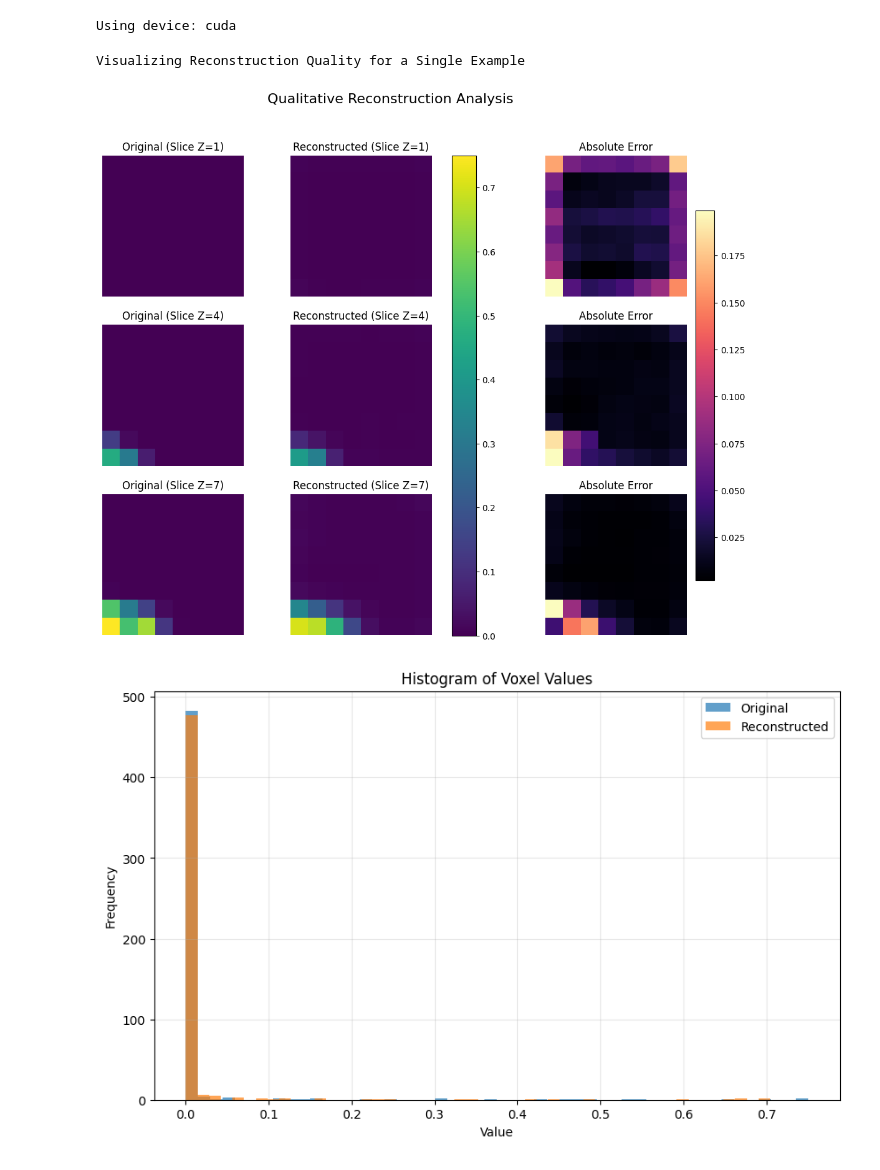
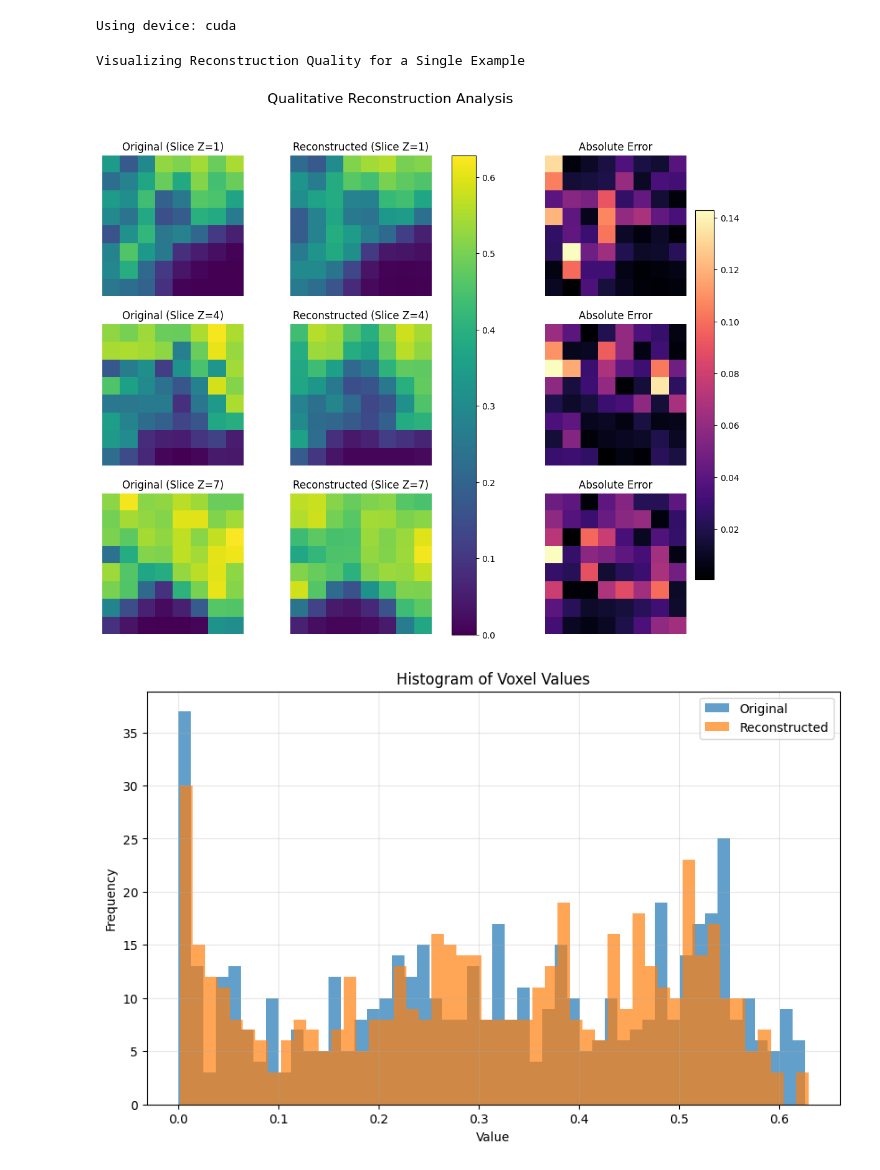
Before and after one commit to ZephirFXEC/VQVDB, a Jupyter notebook: notebook.ipynb, the cells around one changed output. Saved outputs shown, nothing was run; the diff lists cells and outputs as text; code cells hidden in the pictures.

```diff
--- a/notebook.ipynb
+++ b/notebook.ipynb
@@ -315,7 +315,7 @@ model.load_state_dict(torch.load(model_path, map_location=device))
 
 
 # Get a random block from the dataset
-original_block = vdb_dataset[76343].unsqueeze(0).to(device)
+original_block = vdb_dataset[7312].unsqueeze(0).to(device)
 
 # Perform the full compression/decompression cycle
 indices = model.encode(original_block)
@@ -329,34 +329,34 @@ error_np = np.abs(original_np - reconstructed_np)
 # Get consistent color limits for fair comparison
 vmin = min(original_np.min(), reconstructed_np.min())
 vmax = max(original_np.max(), reconstructed_np.max())
 
 # --- Plot 1: Slice-by-Slice Comparison ---
 fig, axes = plt.subplots(3, 3, figsize=(13, 10))
 slices_to_show = [1, 4, 7] # Show slices from the Z-axis of the 8x8x8 cube
 
 for i, slice_idx in enumerate(slices_to_show):
     # Original
     im1 = axes[i, 0].imshow(original_np[slice_idx, :, :], vmin=vmin, vmax=vmax, cmap='viridis')
     axes[i, 0].set_title(f'Original (Slice Z={slice_idx})')
     axes[i, 0].axis('off')
 
     # Reconstructed
     im2 = axes[i, 1].imshow(reconstructed_np[slice_idx, :, :], vmin=vmin, vmax=vmax, cmap='viridis')
     axes[i, 1].set_title(f'Reconstructed (Slice Z={slice_idx})')
     axes[i, 1].axis('off')
 
     # Error Map
     im3 = axes[i, 2].imshow(error_np[slice_idx, :, :], cmap='magma')
     axes[i, 2].set_title('Absolute Error')
     axes[i, 2].axis('off')
 
 fig.colorbar(im1, ax=axes[:,:2], orientation='vertical', fraction=.1)
 fig.colorbar(im3, ax=axes[:,2], orientation='vertical', fraction=.1)
 plt.suptitle('Qualitative Reconstruction Analysis', fontsize=16)
 plt.show()
 # %% [output]
 Visualizing Reconstruction Quality for a Single Example
-[figure, old version]
+[figure, new version]
 # %%
 plt.figure(figsize=(10, 6))
 plt.hist(original_np.flatten(), bins=50, alpha=0.7, label='Original')
@@ -368,7 +368,7 @@ plt.legend()
 plt.grid(True, alpha=0.3)
 plt.show()
 # %% [output]
-[figure, old version]
+[figure, new version]
 # %%
 print("PCA of the learned codebook vectors:")
 codebook = model.quantizer.embedding.data.cpu()
```
Also changed, not shown: parts of 8 cells of this notebook, 4 other files.
